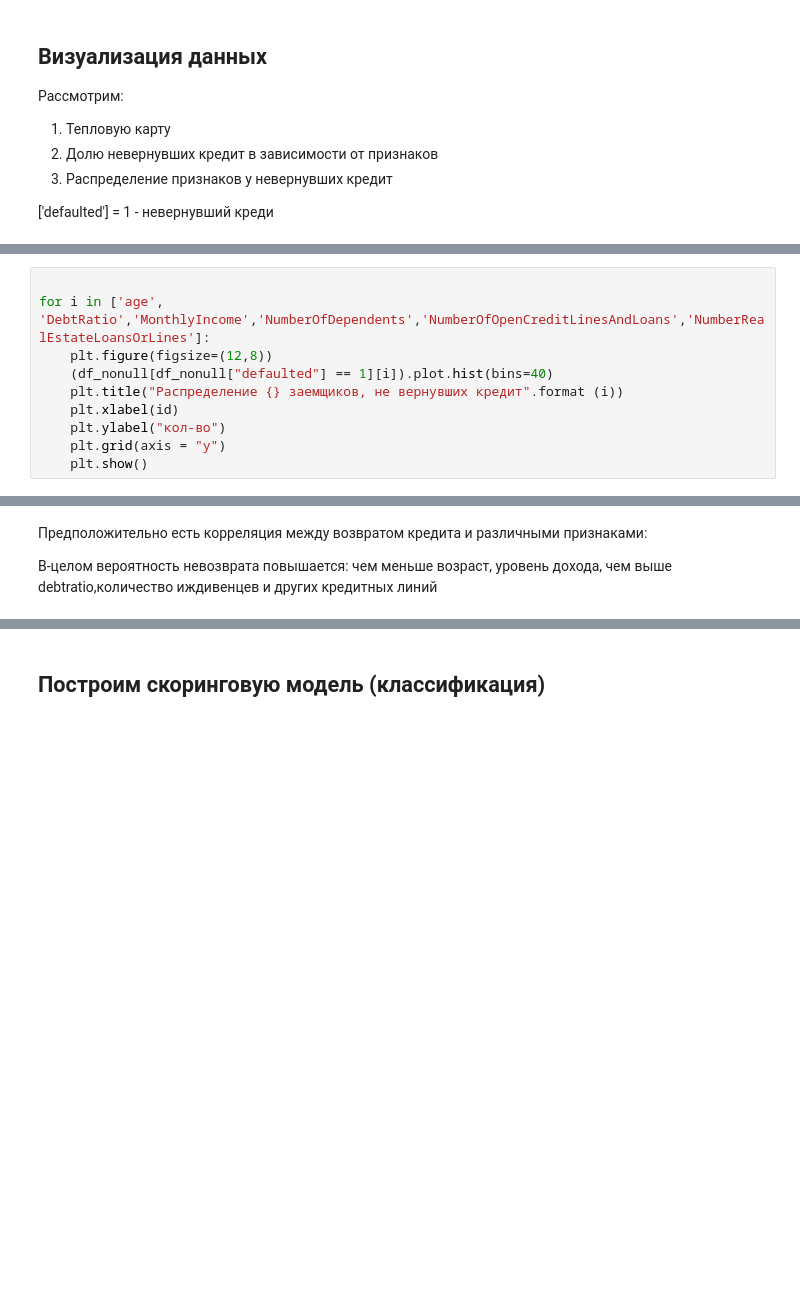
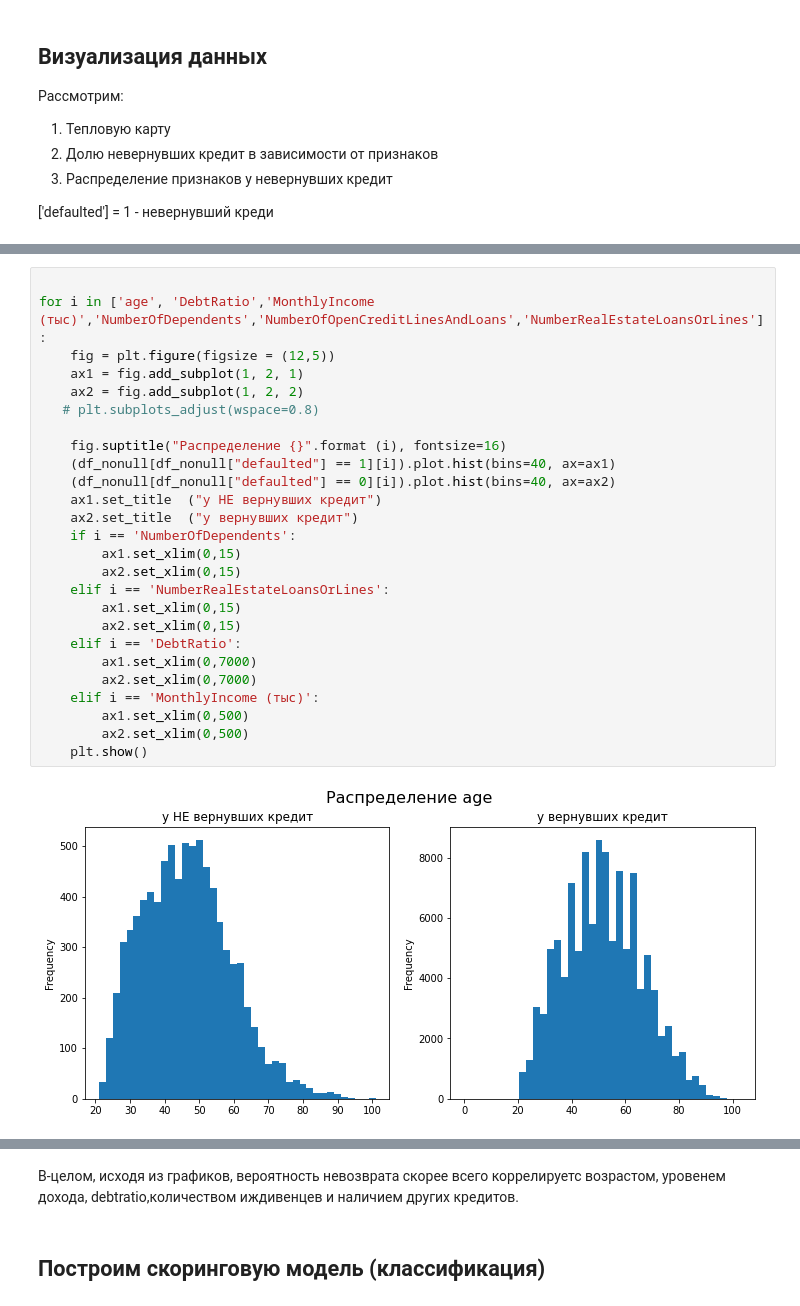
Before and after one commit to zkot/banking_scoring, a Jupyter notebook: анализ_банковских_данных_(визуализация_+_скоринговая_модель)_ipynb__(2).ipynb, the cells around one changed output, grey strips where cells are left out. Saved outputs shown, nothing was run; the diff lists cells and outputs as text; blank space fills up the shorter version.

```diff
--- a/анализ_банковских_данных_(визуализация_+_скоринговая_модель)_ipynb__(2).ipynb
+++ b/анализ_банковских_данных_(визуализация_+_скоринговая_модель)_ipynb__(2).ipynb
@@ -210,13 +220,3 @@ for i in ['age_new', 'DebtRatio_new','MonthlyIncome_new','NumberOfDependents','N
 [figure]
 [figure]
 [figure]
-# %%
-
-for i in ['age', 'DebtRatio','MonthlyIncome','NumberOfDependents','NumberOfOpenCreditLinesAndLoans','NumberRealEstateLoansOrLines']:
-    plt.figure(figsize=(12,8))
-    (df_nonull[df_nonull["defaulted"] == 1][i]).plot.hist(bins=40)
-    plt.title("Распределение {} заемщиков, не вернувших кредит".format (i))
-    plt.xlabel(id)
-    plt.ylabel("кол-во")
-    plt.grid(axis = "y")
-    plt.show()
@@ -230,5 +223,28 @@ for i in ['age', 'DebtRatio','MonthlyIncome','NumberOfDependents','NumberOfOpenC
-# %% [markdown]
-Предположительно есть корреляция между возвратом кредита и различными признаками:
-
-В-целом вероятность невозврата повышается:
-чем меньше возраст, уровень дохода, чем выше debtratio,количество иждивенцев и других кредитных линий
+# %%
+
+for i in ['age', 'DebtRatio','MonthlyIncome (тыс)','NumberOfDependents','NumberOfOpenCreditLinesAndLoans','NumberRealEstateLoansOrLines']:
+    fig = plt.figure(figsize = (12,5))
+    ax1 = fig.add_subplot(1, 2, 1)
+    ax2 = fig.add_subplot(1, 2, 2)
+   # plt.subplots_adjust(wspace=0.8)
+
+    fig.suptitle("Распределение {}".format (i), fontsize=16)
+    (df_nonull[df_nonull["defaulted"] == 1][i]).plot.hist(bins=40, ax=ax1)
+    (df_nonull[df_nonull["defaulted"] == 0][i]).plot.hist(bins=40, ax=ax2)
+    ax1.set_title  ("у НЕ вернувших кредит")
+    ax2.set_title  ("у вернувших кредит")
+    if i == 'NumberOfDependents':
+        ax1.set_xlim(0,15)
+        ax2.set_xlim(0,15)
+    elif i == 'NumberRealEstateLoansOrLines':
+        ax1.set_xlim(0,15)
+        ax2.set_xlim(0,15)
+    elif i == 'DebtRatio':
+        ax1.set_xlim(0,7000)
+        ax2.set_xlim(0,7000)
+    elif i == 'MonthlyIncome (тыс)':
+        ax1.set_xlim(0,500)
+        ax2.set_xlim(0,500)
+    plt.show()
+# %% [output]
+[figure, added]
@@ -235,2 +256,4 @@ for i in ['age', 'DebtRatio','MonthlyIncome','NumberOfDependents','NumberOfOpenC
+# %% [markdown]
+В-целом, исходя из графиков, вероятность невозврата скорее всего коррелируетс возрастом, уровенем дохода,  debtratio,количеством иждивенцев и наличием других кредитов.
 # %% [markdown]
 ## Построим скоринговую модель (классификация)
```
Also changed, not shown: parts of 25 cells of this notebook.
